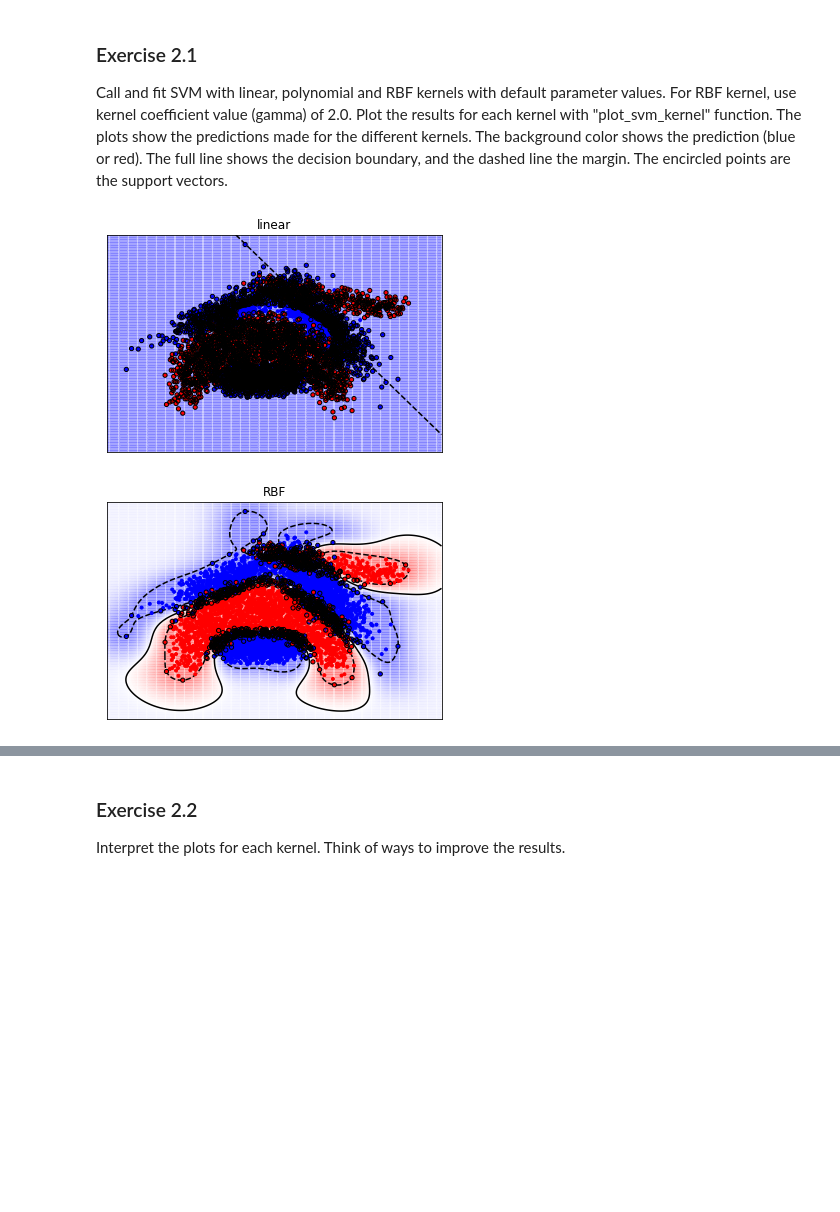
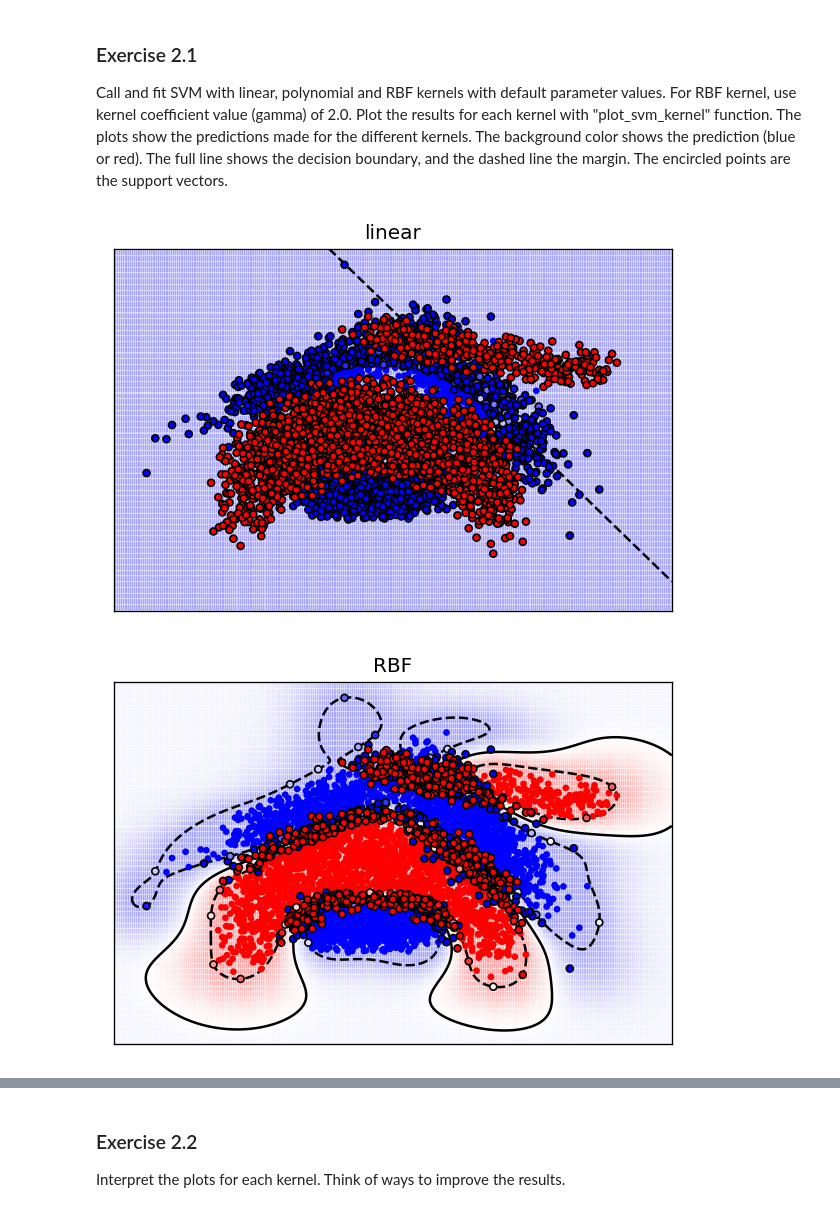
Before and after one commit to TbabmBarry/master, a Jupyter notebook: labs/Lab 2 - SVM.ipynb, the cells around one changed output, grey strips where cells are left out. Drawn from its saved outputs; the diff is of its cells as text; code cells hidden in the pictures; blank space fills up the shorter version.

```diff
--- a/labs/Lab 2 - SVM.ipynb
+++ b/labs/Lab 2 - SVM.ipynb
@@ -201,13 +203,14 @@ To better understand what the different kernels are doing, let's visualize their
 ### Exercise 2.1
 Call and fit SVM with linear, polynomial and RBF kernels with default parameter values. For RBF kernel, use kernel coefficient value (gamma) of 2.0. Plot the results for each kernel with "plot_svm_kernel" function. The plots show the predictions made for the different kernels. The background color shows the prediction (blue or red). The full line shows the decision boundary, and the dashed line the margin. The encircled points are the support vectors.
 # %%
-models = [SVC(kernel="linear"),
-         SVC(kernel="rbf", gamma=2.0),
-         SVC(kernel="poly")]
+plt.rcParams['figure.dpi'] = 120
+models = [SVC(kernel="linear", C=1.0, tol=1e-3),
+         SVC(kernel="rbf", gamma=2, C=1.0),
+         SVC(kernel="poly", C=1.0)]
 model_names = ["linear", "RBF", "polynomial"]
 models = [clf.fit(X, y) for clf in models]
 for title, clf in zip(model_names, models):
-    plot_svm_kernel(X, y, title, clf.support_vectors_, clf.decision_function, dual_coef=None, show=True)
+    plot_svm_kernel(X, y, title, clf.support_vectors_, clf.decision_function, clf.dual_coef_, show=True)
 # %% [output]
-[figure, old version]
+[figure, new version]
-[figure, old version]
+[figure, new version]
```
Also changed, not shown: parts of 10 cells of this notebook.
